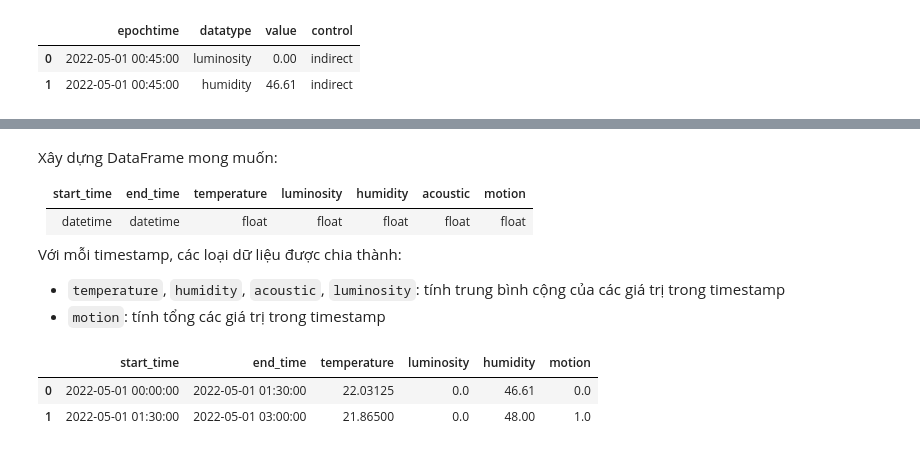
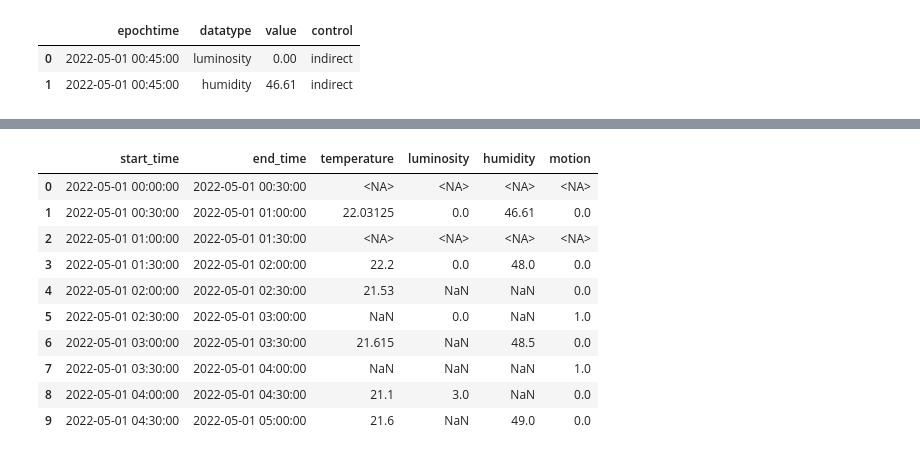
Before and after one commit to nguyenddat/Cluster_multidimension_data, a Jupyter notebook: process_data.ipynb, the cells around one changed output, grey strips where cells are left out. Cells and saved outputs as stored; diff of their text form; code cells hidden in the pictures.

Commit message:
interpolation + 30min timestamp

```diff
--- a/process_data.ipynb
+++ b/process_data.ipynb
@@ -163,8 +111,11 @@ acoustic outliners:
 # %%
-humidity_rows = df[
-    df["datatype"] == "humidity"
-]
+for datatype in datatypes:
+    rows = df[df["datatype"] == datatype]
 
-time, value = humidity_rows["epochtime"], humidity_rows["value"]
-lineplot(time, value, {"datatype": "Độ ẩm", "unit": "%"})
+    if datatype != "motion":
+        time, value = rows["epochtime"], rows["value"]
+        lineplot(time, value, {"datatype": datatype, "unit": ""})
+
+    else:
+        barplot(rows["epochtime"], rows["value"])
 # %% [output]
@@ -409,4 +283,5 @@ filtered_acoustic = segment_df[
 # %%
+# Time segmentation 1
 start_date = "2022-05-01"
 
 first_start_gap = "2023-3-21"
@@ -417,9 +292,9 @@ second_end_gap = "2023-8-28"
 
 end_date = "2023-08-31"
 
-first_gap = pd.date_range(start = start_date, end = first_start_gap, freq = "90min")
-second_gap = pd.date_range(start = first_end_gap, end = second_start_gap, freq = "90min")
-third_gap = pd.date_range(start = second_end_gap, end = end_date, freq = "90min")
+first_gap = pd.date_range(start = start_date, end = first_start_gap, freq = "30min")
+second_gap = pd.date_range(start = first_end_gap, end = second_start_gap, freq = "30min")
+third_gap = pd.date_range(start = second_end_gap, end = end_date, freq = "30min")
 
 timestamps = first_gap.union(second_gap).union(third_gap)
 timestamps
@@ -439,5 +314,6 @@ DatetimeIndex(['2022-05-01 00:00:00', '2022-05-01 01:30:00',
 # %%
 segmented_data = []
+cnt = 0
 for i in tqdm(range(len(timestamps) - 1)):
     start = timestamps[i]
     end = timestamps[i + 1]
@@ -448,7 +324,8 @@ for i in tqdm(range(len(timestamps) - 1)):
     ]
 
     if segment.empty:
-        print(f"{start} - {end} không có dữ liệu")
-        continue
+        cnt += 1
 
     segmented_data.append(segment)
+
+print(f"Có {cnt} khoảng thời gian không có dữ liệu!")
@@ -459,15 +338,3 @@ multi_lineplot(segmented_data[2], "Segment 3")
-# %% [markdown]
-Xây dựng DataFrame mong muốn:
-
-|start_time|end_time|temperature|luminosity|humidity|acoustic|motion|
-|----------|--------|-----------|----------|--------|--------|------|
-|datetime|datetime|float|float|float|float|float|int|
-
-
-Với mỗi timestamp, các loại dữ liệu được chia thành:
-
-- `temperature`, `humidity`, `acoustic`, `luminosity`: tính trung bình cộng của các giá trị trong timestamp
-- `motion`: tính tổng các giá trị trong timestamp
 # %%
 df_data = {
     "start_time": [],
@@ -478,6 +345,7 @@ df_data = {
     "motion": []
 }
 
+cnt = 0
 for i in tqdm(range(len(timestamps) - 1)):
     start_time = timestamps[i]
     end_time = timestamps[i + 1]
@@ -488,14 +356,20 @@ for i in tqdm(range(len(timestamps) - 1)):
     ]
 
     if segment.empty:
-        print(f"{start} - {end} không có dữ liệu")
+        df_data["start_time"].append(start_time)
+        df_data["end_time"].append(end_time)
+        for datatype in datatypes:
+            df_data[datatype].append(pd.NA)
+
         continue
 
     df_data["start_time"].append(start_time)
     df_data["end_time"].append(end_time)
 
-    datatypes = filtered_acoustic["datatype"].unique()
     for datatype in datatypes:
+        if datatype == "acoustic":
+            continue
+
         data_rows = segment[
             segment["datatype"] == datatype
         ]
@@ -513,8 +387,16 @@ for i in tqdm(range(len(timestamps) - 1)):
             )
 # %%
 expected_df = pd.DataFrame(df_data)
-expected_df.head(2)
+expected_df.head(10)
 # %% [output]
 |  | start_time | end_time | temperature | luminosity | humidity | motion |
-| 0 | 2022-05-01 00:00:00 | 2022-05-01 01:30:00 | 22.03125 | 0.0 | 46.61 | 0.0 |
-| 1 | 2022-05-01 01:30:00 | 2022-05-01 03:00:00 | 21.86500 | 0.0 | 48.00 | 1.0 |
+| 0 | 2022-05-01 00:00:00 | 2022-05-01 00:30:00 | <NA> | <NA> | <NA> | <NA> |
+| 1 | 2022-05-01 00:30:00 | 2022-05-01 01:00:00 | 22.03125 | 0.0 | 46.61 | 0.0 |
+| 2 | 2022-05-01 01:00:00 | 2022-05-01 01:30:00 | <NA> | <NA> | <NA> | <NA> |
+| 3 | 2022-05-01 01:30:00 | 2022-05-01 02:00:00 | 22.2 | 0.0 | 48.0 | 0.0 |
+| 4 | 2022-05-01 02:00:00 | 2022-05-01 02:30:00 | 21.53 | NaN | NaN | 0.0 |
+| 5 | 2022-05-01 02:30:00 | 2022-05-01 03:00:00 | NaN | 0.0 | NaN | 1.0 |
+| 6 | 2022-05-01 03:00:00 | 2022-05-01 03:30:00 | 21.615 | NaN | 48.5 | 0.0 |
+| 7 | 2022-05-01 03:30:00 | 2022-05-01 04:00:00 | NaN | NaN | NaN | 1.0 |
+| 8 | 2022-05-01 04:00:00 | 2022-05-01 04:30:00 | 21.1 | 3.0 | NaN | 0.0 |
+| 9 | 2022-05-01 04:30:00 | 2022-05-01 05:00:00 | 21.6 | NaN | 49.0 | 0.0 |
```
Also changed, not shown: parts of 47 cells of this notebook, 4 other files.
